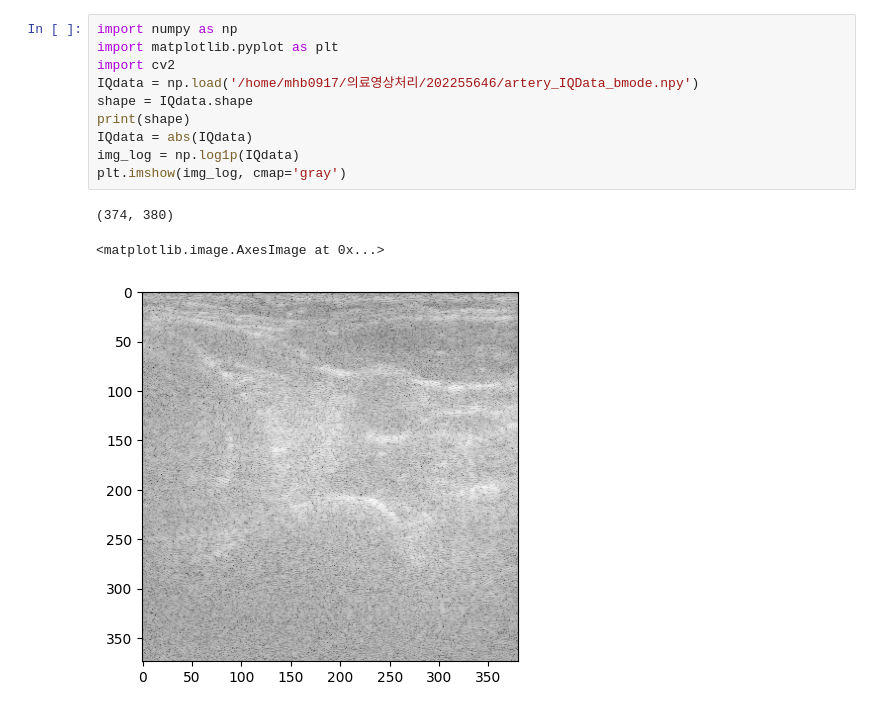
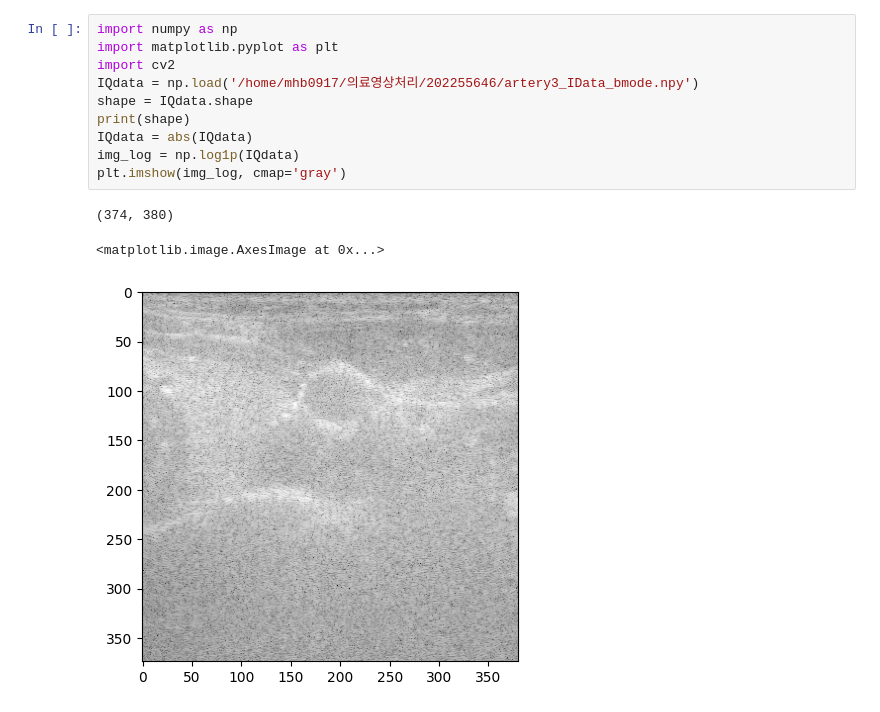
Before and after one commit to MUNHYUNBOO/Medical-Image-Processing, a Jupyter notebook: task3.ipynb, the cells around one changed output. Saved outputs shown, nothing was run; the diff lists cells and outputs as text.

```diff
--- a/task3.ipynb
+++ b/task3.ipynb
@@ -1,17 +1,17 @@
 # %%
 import numpy as np
 import matplotlib.pyplot as plt
 import cv2
-IQdata = np.load('/home/mhb0917/의료영상처리/202255646/artery_IQData_bmode.npy')
+IQdata = np.load('/home/mhb0917/의료영상처리/202255646/artery3_IData_bmode.npy')
 shape = IQdata.shape
 print(shape)
 IQdata = abs(IQdata)
 img_log = np.log1p(IQdata)
 plt.imshow(img_log, cmap='gray')
 # %% [output]
 (374, 380)
 <matplotlib.image.AxesImage at 0x...>
-[figure, old version]
+[figure, new version]
 # %%
 import numpy as np
 import matplotlib.pyplot as plt
```
Also changed, not shown: parts of 6 cells of this notebook.
